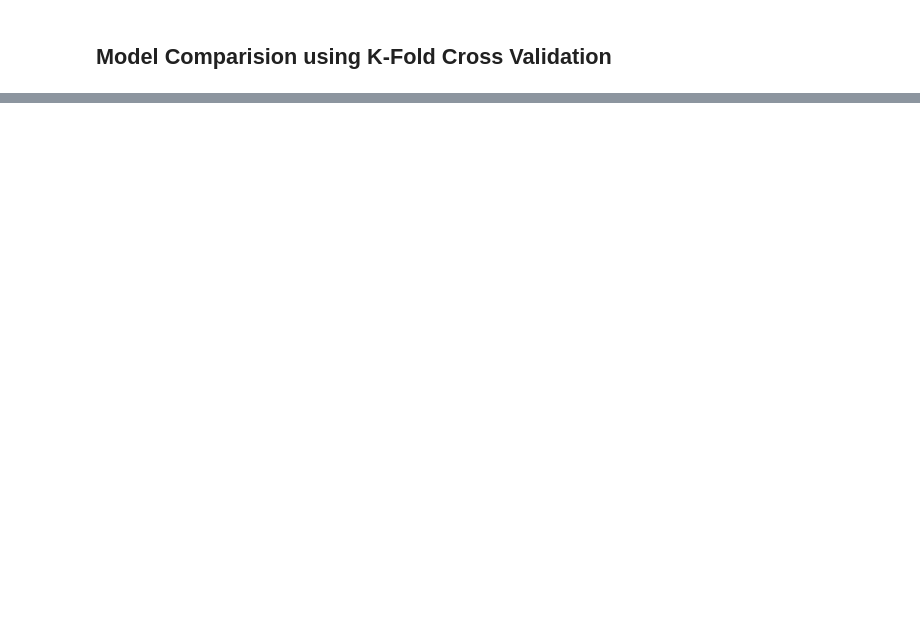
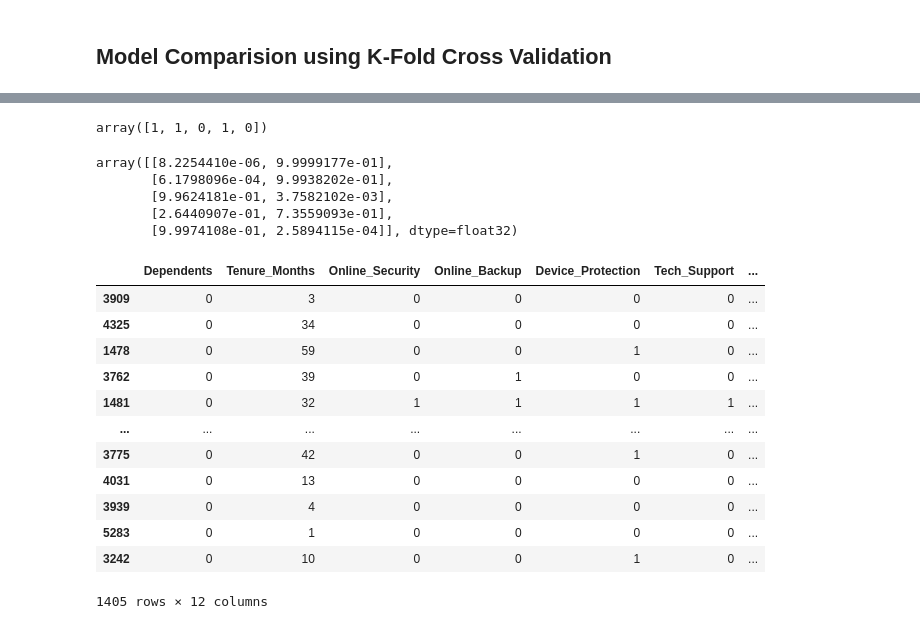
Before and after one commit to RohitMacherla3/customer-churn-prediction, a Jupyter notebook: Customer-Churn-Prediction-Modeling.ipynb, the cells around one changed output, grey strips where cells are left out. Drawn from its saved outputs; the diff is of its cells as text; code cells hidden in the pictures; blank space fills up the shorter version.

```diff
--- a/Customer-Churn-Prediction-Modeling.ipynb
+++ b/Customer-Churn-Prediction-Modeling.ipynb
@@ -691,0 +664,28 @@ array([[0.9730123 , 0.02698764],
+# %%
+churn_xgb_optimal.predict(X_test)[:5]
+# %% [output]
+array([1, 1, 0, 1, 0])
+# %%
+churn_xgb_optimal.predict_proba(X_test)[:5]
+# %% [output]
+array([[8.2254410e-06, 9.9999177e-01],
+       [6.1798096e-04, 9.9938202e-01],
+       [9.9624181e-01, 3.7582102e-03],
+       [2.6440907e-01, 7.3559093e-01],
+       [9.9974108e-01, 2.5894115e-04]], dtype=float32)
+# %%
+X_test
+# %% [output]
+|  | Dependents | Tenure_Months | Online_Security | Online_Backup | Device_Protection | Tech_Support | ... |
+| 3909 | 0 | 3 | 0 | 0 | 0 | 0 | ... |
+| 4325 | 0 | 34 | 0 | 0 | 0 | 0 | ... |
+| 1478 | 0 | 59 | 0 | 0 | 1 | 0 | ... |
+| 3762 | 0 | 39 | 0 | 1 | 0 | 0 | ... |
+| 1481 | 0 | 32 | 1 | 1 | 1 | 1 | ... |
+| ... | ... | ... | ... | ... | ... | ... | ... |
+| 3775 | 0 | 42 | 0 | 0 | 1 | 0 | ... |
+| 4031 | 0 | 13 | 0 | 0 | 0 | 0 | ... |
+| 3939 | 0 | 4 | 0 | 0 | 0 | 0 | ... |
+| 5283 | 0 | 1 | 0 | 0 | 0 | 0 | ... |
+| 3242 | 0 | 10 | 0 | 0 | 1 | 0 | ... |
+1405 rows × 12 columns
```
Also changed, not shown: parts of 68 cells of this notebook, 2 other files.
